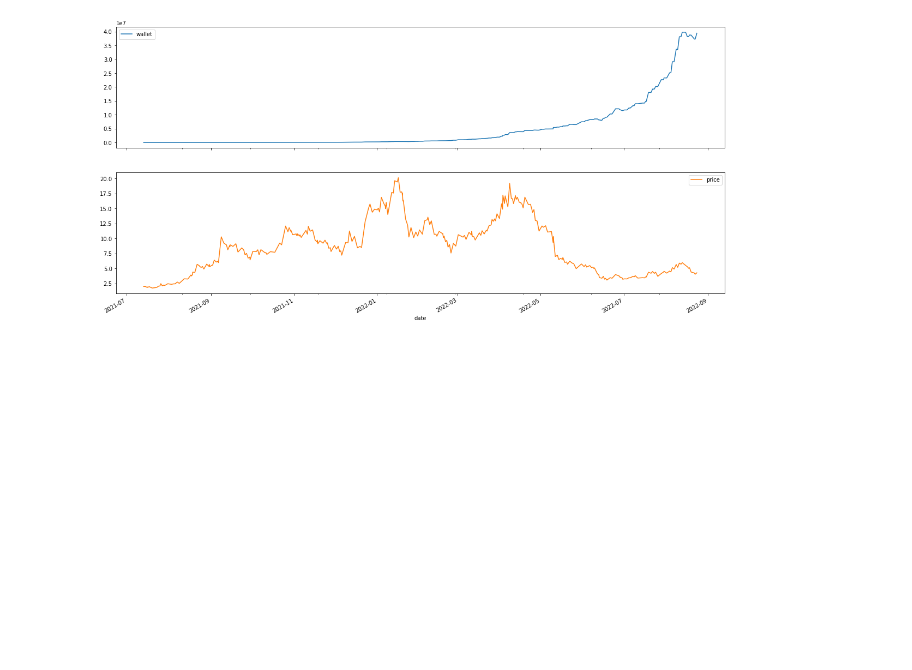
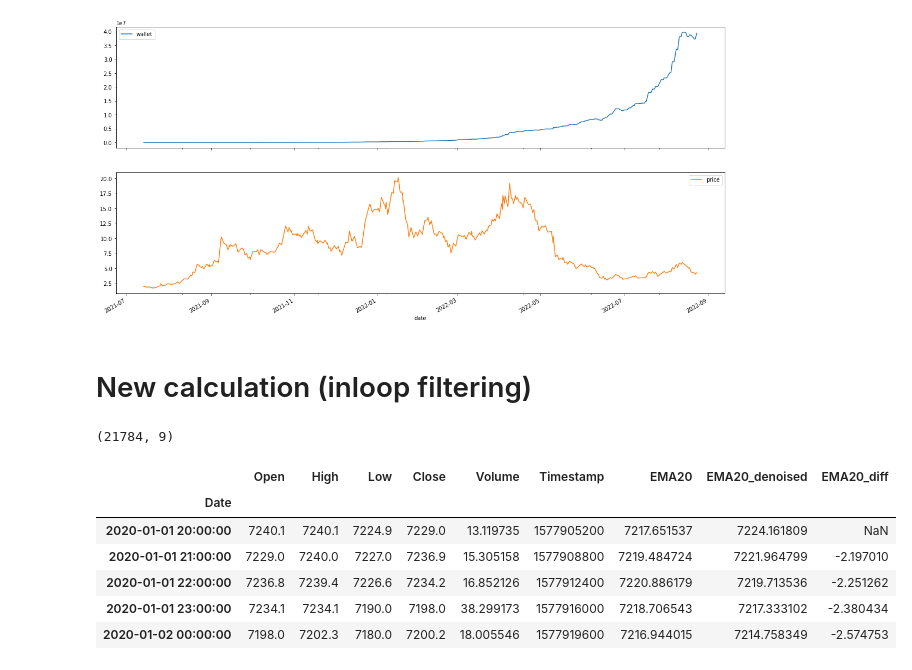
Before and after one commit to webclinic017/Trading-sandbox, a Jupyter notebook: 20_EMA_strategy.ipynb, the cells around one changed output. Drawn from its saved outputs; the diff is of its cells as text; code cells hidden in the pictures; blank space fills up the shorter version.

```diff
--- a/20_EMA_strategy.ipynb
+++ b/20_EMA_strategy.ipynb
@@ -168,3 +159,24 @@ Average negative trades : -2.18 %
 
 ----- Plot -----
 [figure]
+# %% [markdown]
+# New calculation (inloop filtering)
+# %%
+SYMBOL= 'BTC'
+df = loadFromDB(f'../backtest_tools/database/database/KuCoin/1h/{SYMBOL}-USDT.csv')
+df["EMA20"] = ema_indicator(df["Close"], 20)
+df.dropna(inplace=True)
+df['EMA20_denoised'] =filterData(df.EMA20.values,'hpf')
+#savgol_filter(df.EMA20.values, 30, 2, mode='nearest')
+df['EMA20_diff'] = df.EMA20_denoised.diff(1)
+print(df.shape)
+df.head()
+# %% [output]
+(21784, 9)
+|  | Open | High | Low | Close | Volume | Timestamp | EMA20 | EMA20_denoised | EMA20_diff |
+| Date |  |  |  |  |  |  |  |  |  |
+| 2020-01-01 20:00:00 | 7240.1 | 7240.1 | 7224.9 | 7229.0 | 13.119735 | 1577905200 | 7217.651537 | 7224.161809 | NaN |
+| 2020-01-01 21:00:00 | 7229.0 | 7240.0 | 7227.0 | 7236.9 | 15.305158 | 1577908800 | 7219.484724 | 7221.964799 | -2.197010 |
+| 2020-01-01 22:00:00 | 7236.8 | 7239.4 | 7226.6 | 7234.2 | 16.852126 | 1577912400 | 7220.886179 | 7219.713536 | -2.251262 |
+| 2020-01-01 23:00:00 | 7234.1 | 7234.1 | 7190.0 | 7198.0 | 38.299173 | 1577916000 | 7218.706543 | 7217.333102 | -2.380434 |
+| 2020-01-02 00:00:00 | 7198.0 | 7202.3 | 7180.0 | 7200.2 | 18.005546 | 1577919600 | 7216.944015 | 7214.758349 | -2.574753 |
```
Also changed, not shown: parts of 7 cells of this notebook, 7 other files.
